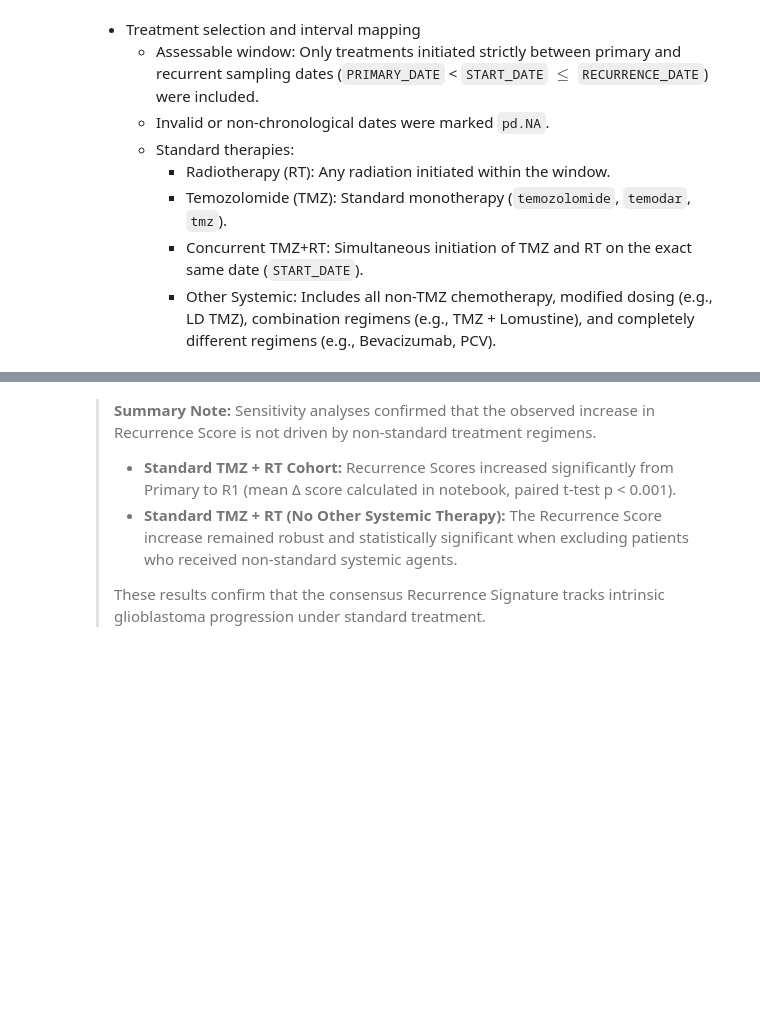
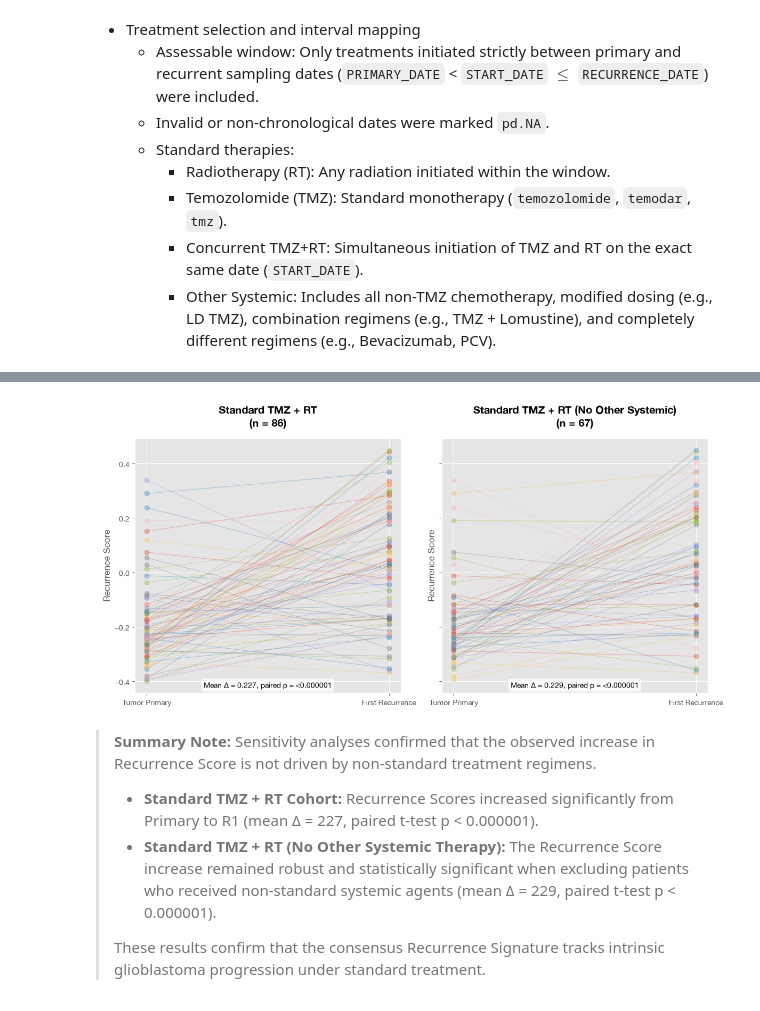
Before and after one commit to zuhany/cell_lines_pv_26, a Jupyter notebook: notebooks/GLASS.ipynb, the cells around one changed output, grey strips where cells are left out. Cells and saved outputs as stored; diff of their text form; code cells hidden in the pictures; blank space fills up the shorter version.

```diff
--- a/notebooks/GLASS.ipynb
+++ b/notebooks/GLASS.ipynb
@@ -3587,14 +3956,0 @@ recurrent_times = (
-# %%
-treatment_pairs = (
-    treatment_pairs
-    .merge(primary_times, on=["PATIENT_ID", "PRIMARY_SAMPLE_ID"], how="left")
-    .merge(recurrent_times, on=["PATIENT_ID", "FIRST_RECURRENCE_SAMPLE_ID"], how="left")
-)
-
-treatment_pairs["PRIMARY_COLLECTION_TIME"] = pd.to_numeric(treatment_pairs["PRIMARY_COLLECTION_TIME"], errors="coerce")
-treatment_pairs["FIRST_RECURRENCE_COLLECTION_TIME"] = pd.to_numeric(treatment_pairs["FIRST_RECURRENCE_COLLECTION_TIME"], errors="coerce")
-# %%
-treatment_pairs["INTERVAL_ASSESSABLE"] = (
-    treatment_pairs["PRIMARY_COLLECTION_TIME"].notna()
-    & treatment_pairs["FIRST_RECURRENCE_COLLECTION_TIME"].notna()
-    & (treatment_pairs["FIRST_RECURRENCE_COLLECTION_TIME"] > treatment_pairs["PRIMARY_COLLECTION_TIME"]))
@@ -3763,22 +4026,0 @@ paired_dfs = {}
-# %%
-for title, sub_df in subgroups.items():
-    samples = pd.concat(
-        [
-            sub_df[["PATIENT_ID", "PRIMARY_SAMPLE_ID"]]
-            .rename(columns={"PRIMARY_SAMPLE_ID": "SAMPLE_ID"})
-            .assign(SAMPLE_TYPE="Primary"),
-            sub_df[["PATIENT_ID", "FIRST_RECURRENCE_SAMPLE_ID"]]
-            .rename(columns={"FIRST_RECURRENCE_SAMPLE_ID": "SAMPLE_ID"})
-            .assign(SAMPLE_TYPE="R1"),
-        ],
-        ignore_index=True,
-    )
-
-    merged = samples.merge(scores_df, on=["PATIENT_ID", "SAMPLE_ID"], how="left")
-
-    paired = merged.pivot(
-        index="PATIENT_ID", columns="SAMPLE_TYPE", values="RECURRENCE_SCORE"
-    ).reset_index()
-
-    paired["DELTA_RECURRENCE_SCORE"] = paired["R1"] - paired["Primary"]
-    paired_dfs[title] = paired
@@ -3798,44 +4040,46 @@ fig, axes = plt.subplots(1, 2, figsize=(12, 6), sharey=True)
 
 for ax, (title, paired) in zip(axes, paired_dfs.items()):
     mean_delta = paired["DELTA_RECURRENCE_SCORE"].mean()
-    _, p_val = ttest_rel(paired["R1"], paired["Primary"])
+    _, p_val = ttest_rel(paired["First Recurrence"], paired["Tumor Primary"])
 
     for _, row in paired.iterrows():
         ax.plot(
-            ["Primary", "R1"],
-            [row["Primary"], row["R1"]],
+            ["Tumor Primary", "First Recurrence"],
+            [row["Tumor Primary"], row["First Recurrence"]],
             marker="o",
             linewidth=0.8,
             alpha=0.35,
         )
 
     ax.set_ylabel("Recurrence Score")
-    ax.set_title(f"{title}\n(n = {len(paired)})")
+    ax.set_title(f"{title}\n(n = {len(paired)})", fontweight="bold", y=1.03)
 
     ax.text(
         0.5,
         0.02,
         f"Mean Δ = {mean_delta:.3f}, paired p = {format_pvalue(p_val)}",
         transform=ax.transAxes,
         ha="center",
         bbox=dict(
             boxstyle="round,pad=0.3", facecolor="white", edgecolor="none", alpha=0.8
         ),
     )
 
 plt.tight_layout()
 
 plt.savefig(
     "../figures/glass_recurrence_score_standard_treatment.png",
     dpi=300,
     bbox_inches="tight",
 )
 
 plt.show()
+# %% [output]
+[figure, added]
 # %% [markdown]
 > **Summary Note:** Sensitivity analyses confirmed that the observed increase in Recurrence Score is not driven by non-standard treatment regimens.
 >
-> - **Standard TMZ + RT Cohort:** Recurrence Scores increased significantly from Primary to R1 (mean Δ score calculated in notebook, paired t-test p < 0.001).
-> - **Standard TMZ + RT (No Other Systemic Therapy):** The Recurrence Score increase remained robust and statistically significant when excluding patients who received non-standard systemic agents.
+> - **Standard TMZ + RT Cohort:** Recurrence Scores increased significantly from Primary to R1 (mean Δ = 227, paired t-test p < 0.000001).
+> - **Standard TMZ + RT (No Other Systemic Therapy):** The Recurrence Score increase remained robust and statistically significant when excluding patients who received non-standard systemic agents (mean Δ = 229, paired t-test p < 0.000001).
 >
 > These results confirm that the consensus Recurrence Signature tracks intrinsic glioblastoma progression under standard treatment.
```
Also changed, not shown: parts of 81 cells of this notebook, 24 other files.
